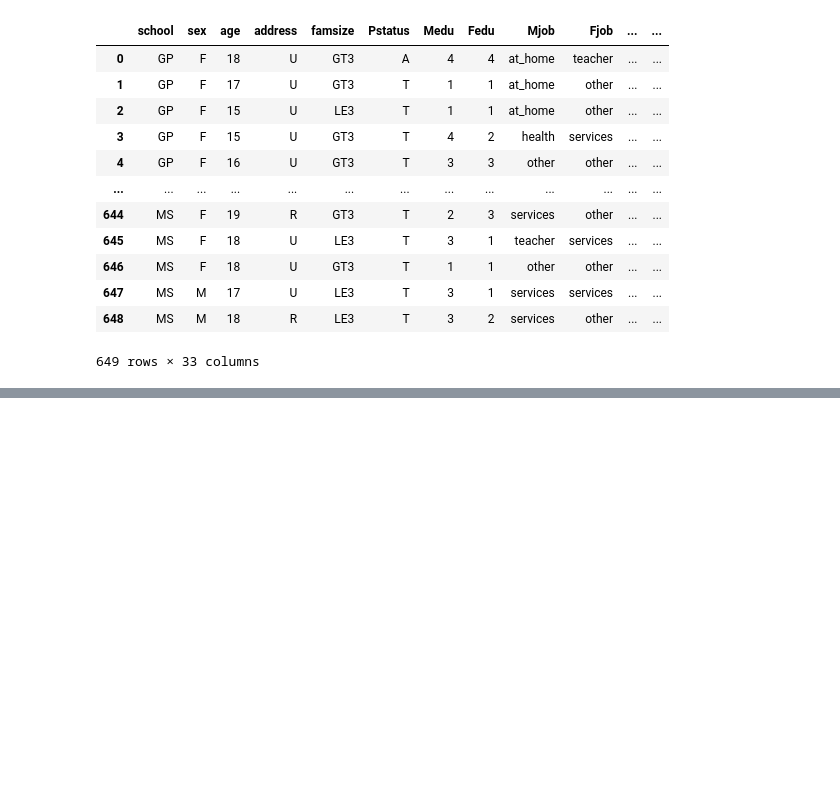
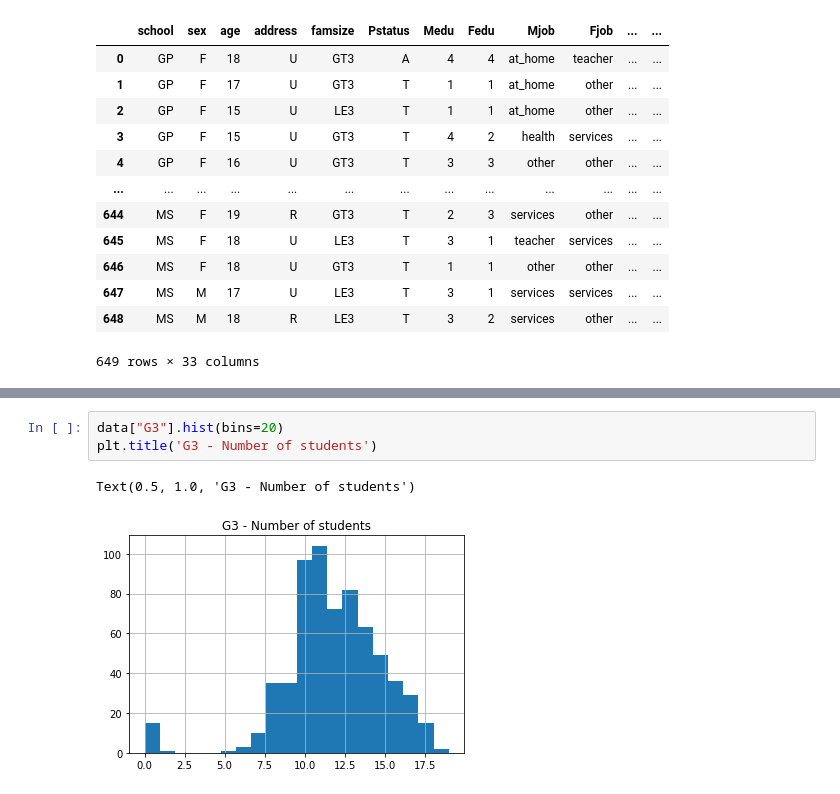
Before and after one commit to Vimu004/Student-Performance-Data-Set-Python, a Jupyter notebook: Student-Analysis.ipynb, the cells around one changed output, grey strips where cells are left out. Saved outputs shown, nothing was run; the diff lists cells and outputs as text; blank space fills up the shorter version.

```diff
--- a/Student-Analysis.ipynb
+++ b/Student-Analysis.ipynb
@@ -26,0 +79,6 @@ data
+# %%
+data["G3"].hist(bins=20)
+plt.title('G3 - Number of students')
+# %% [output]
+Text(0.5, 1.0, 'G3 - Number of students')
+[figure, added]
```
Also changed, not shown: parts of 4 cells of this notebook.
